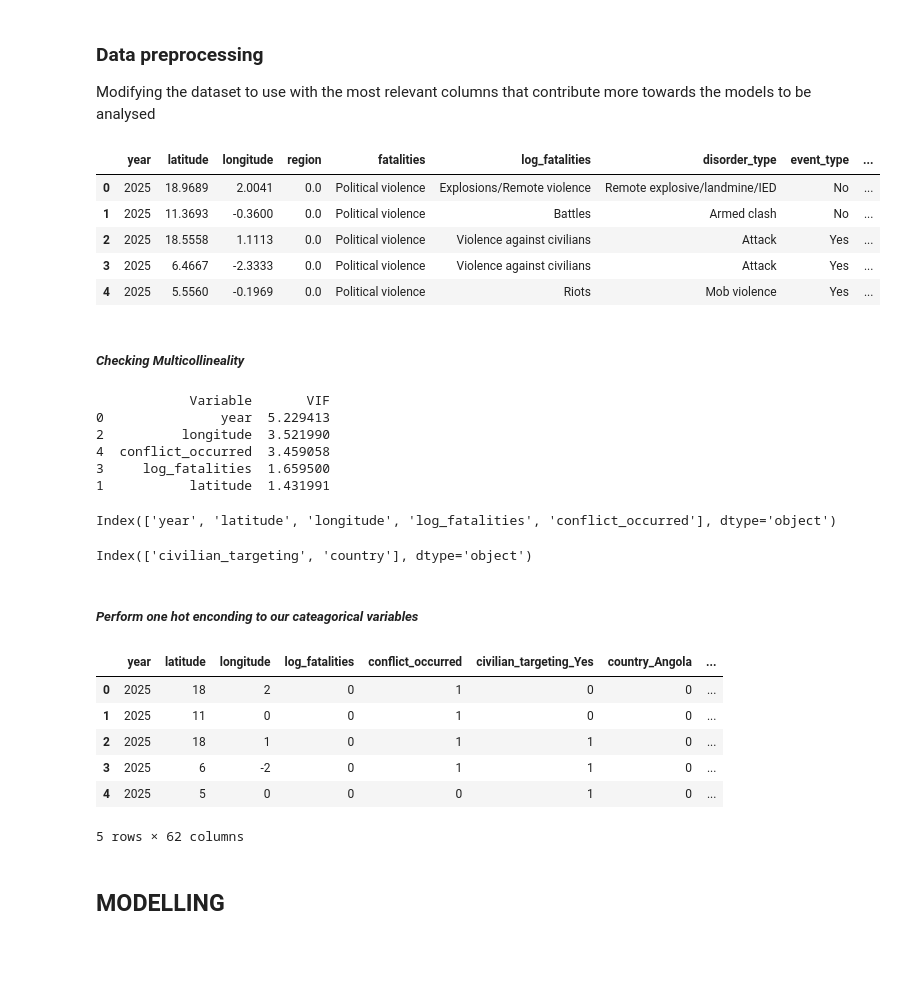
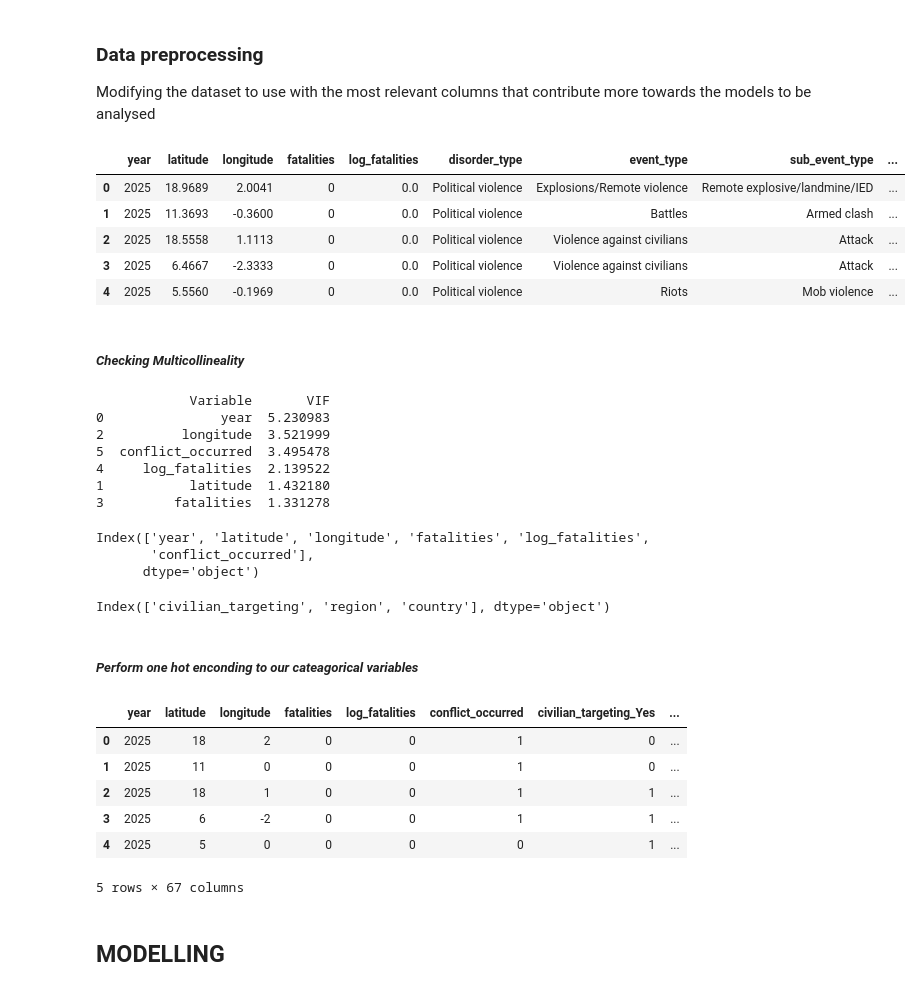
Before and after one commit to Collz472/DSF-PT08P5-GROUP-11-CAPSTONE-PROJECT, a Jupyter notebook: Conflict_Prediction_Model_in_Africa.ipynb, the cells around one changed output. Cells and saved outputs as stored; diff of their text form; code cells hidden in the pictures; blank space fills up the shorter version.

```diff
--- a/Conflict_Prediction_Model_in_Africa.ipynb
+++ b/Conflict_Prediction_Model_in_Africa.ipynb
@@ -928,21 +926,21 @@ Name: count, dtype: int64
 Modifying the dataset to use with the most relevant columns that contribute more towards the models to be analysed
 # %%
 # Select only relevant columns
-selected_columns = ['year', 'latitude', 'longitude', 'log_fatalities',
+selected_columns = ['year', 'latitude', 'longitude', 'fatalities','log_fatalities',
                     'disorder_type', 'event_type', 'sub_event_type',
-                    'civilian_targeting', 'country', 'conflict_occurred']
+                    'civilian_targeting', 'region','country', 'conflict_occurred']
 
 df_modified = df1[selected_columns]
 
 # Display the first few rows
 df_modified.head()
 # %% [output]
-|  | year | latitude | longitude | region | fatalities | log_fatalities | disorder_type | event_type | ... |
-| 0 | 2025 | 18.9689 | 2.0041 | 0.0 | Political violence | Explosions/Remote violence | Remote explosive/landmine/IED | No | ... |
-| 1 | 2025 | 11.3693 | -0.3600 | 0.0 | Political violence | Battles | Armed clash | No | ... |
-| 2 | 2025 | 18.5558 | 1.1113 | 0.0 | Political violence | Violence against civilians | Attack | Yes | ... |
-| 3 | 2025 | 6.4667 | -2.3333 | 0.0 | Political violence | Violence against civilians | Attack | Yes | ... |
-| 4 | 2025 | 5.5560 | -0.1969 | 0.0 | Political violence | Riots | Mob violence | Yes | ... |
+|  | year | latitude | longitude | fatalities | log_fatalities | disorder_type | event_type | sub_event_type | ... |
+| 0 | 2025 | 18.9689 | 2.0041 | 0 | 0.0 | Political violence | Explosions/Remote violence | Remote explosive/landmine/IED | ... |
+| 1 | 2025 | 11.3693 | -0.3600 | 0 | 0.0 | Political violence | Battles | Armed clash | ... |
+| 2 | 2025 | 18.5558 | 1.1113 | 0 | 0.0 | Political violence | Violence against civilians | Attack | ... |
+| 3 | 2025 | 6.4667 | -2.3333 | 0 | 0.0 | Political violence | Violence against civilians | Attack | ... |
+| 4 | 2025 | 5.5560 | -0.1969 | 0 | 0.0 | Political violence | Riots | Mob violence | ... |
 # %%
 # Drop event_type and disorder_type columns
 drop_cols = [col for col in df_modified.columns if 'event_type' in col or 'disorder_type' in col]
@@ -966,11 +964,12 @@ vif_data = vif_data.sort_values(by='VIF', ascending=False)
 print(vif_data)
 # %% [output]
             Variable       VIF
-0               year  5.229413
-2          longitude  3.521990
-4  conflict_occurred  3.459058
-3     log_fatalities  1.659500
-1           latitude  1.431991
+0               year  5.230983
+2          longitude  3.521999
+5  conflict_occurred  3.495478
+4     log_fatalities  2.139522
+1           latitude  1.432180
+3         fatalities  1.331278
 # %%
 # spliting data according to the data type
 ## assign data types variable names
@@ -980,8 +979,10 @@ cat_col = df_modified.select_dtypes(include=['object', 'bool']).columns
 display(num_col)
 display(cat_col)
 # %% [output]
-Index(['year', 'latitude', 'longitude', 'log_fatalities', 'conflict_occurred'], dtype='object')
+Index(['year', 'latitude', 'longitude', 'fatalities', 'log_fatalities',
+       'conflict_occurred'],
+      dtype='object')
-Index(['civilian_targeting', 'country'], dtype='object')
+Index(['civilian_targeting', 'region', 'country'], dtype='object')
 # %% [markdown]
 ##### ***Perform one hot enconding to our cateagorical variables***
 # %%
@@ -997,13 +998,13 @@ df_modified.columns = df_modified.columns.str.replace(r'_True_True$', '_True', r
 # Preview the cleaned dataframe
 df_modified.head()
 # %% [output]
-|  | year | latitude | longitude | log_fatalities | conflict_occurred | civilian_targeting_Yes | country_Angola | ... |
-| 0 | 2025 | 18 | 2 | 0 | 1 | 0 | 0 | ... |
-| 1 | 2025 | 11 | 0 | 0 | 1 | 0 | 0 | ... |
-| 2 | 2025 | 18 | 1 | 0 | 1 | 1 | 0 | ... |
-| 3 | 2025 | 6 | -2 | 0 | 1 | 1 | 0 | ... |
-| 4 | 2025 | 5 | 0 | 0 | 0 | 1 | 0 | ... |
+|  | year | latitude | longitude | fatalities | log_fatalities | conflict_occurred | civilian_targeting_Yes | ... |
+| 0 | 2025 | 18 | 2 | 0 | 0 | 1 | 0 | ... |
+| 1 | 2025 | 11 | 0 | 0 | 0 | 1 | 0 | ... |
+| 2 | 2025 | 18 | 1 | 0 | 0 | 1 | 1 | ... |
+| 3 | 2025 | 6 | -2 | 0 | 0 | 1 | 1 | ... |
+| 4 | 2025 | 5 | 0 | 0 | 0 | 0 | 1 | ... |
-5 rows × 62 columns
+5 rows × 67 columns
 # %% [markdown]
 ## **MODELLING**
 # %%
```
Also changed, not shown: parts of 7 cells of this notebook.
